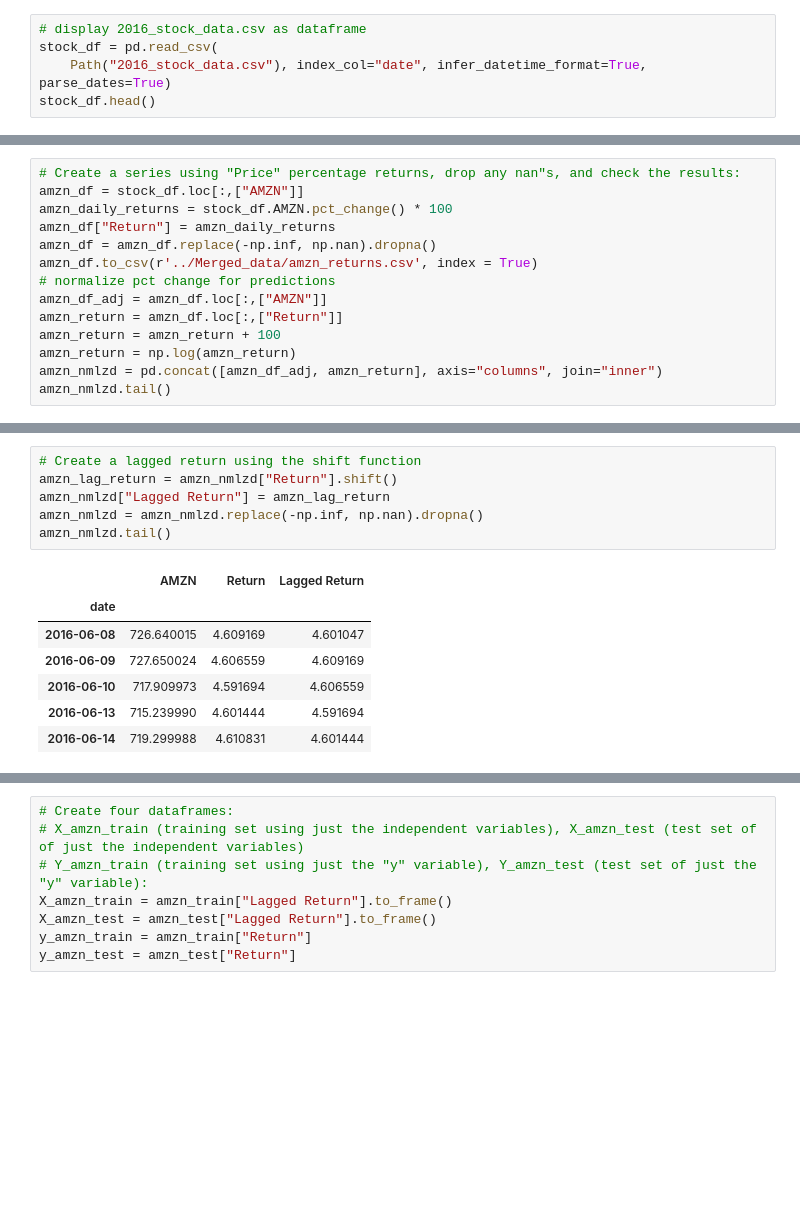
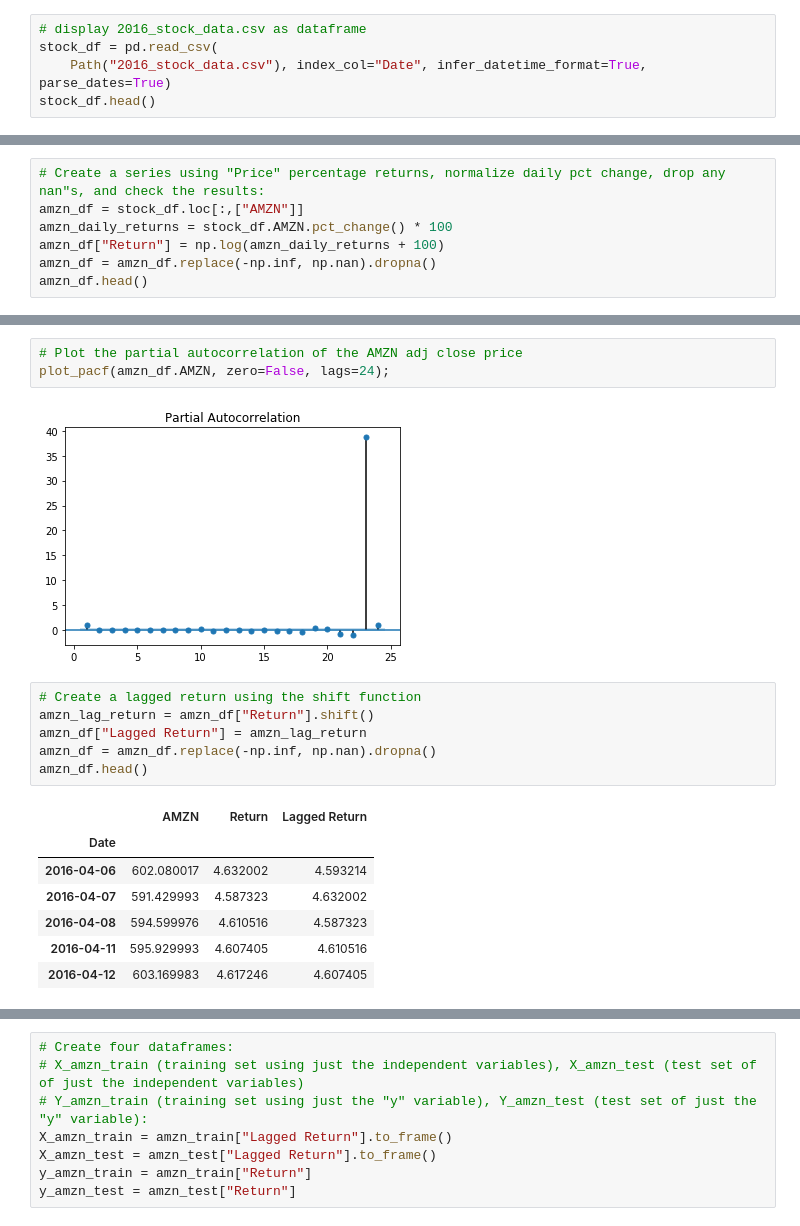
Before and after one commit to brittanyj33/Project_two, a Jupyter notebook: Stock-Analysis/stock_regression_analysis.ipynb, the cells around one changed output, grey strips where cells are left out. Saved outputs shown, nothing was run; the diff lists cells and outputs as text; blank space fills up the shorter version.

```diff
--- a/Stock-Analysis/stock_regression_analysis.ipynb
+++ b/Stock-Analysis/stock_regression_analysis.ipynb
@@ -6,7 +8,7 @@ from pathlib import Path
 # %%
 # display 2016_stock_data.csv as dataframe
 stock_df = pd.read_csv(
-    Path("2016_stock_data.csv"), index_col="date", infer_datetime_format=True, parse_dates=True)
+    Path("2016_stock_data.csv"), index_col="Date", infer_datetime_format=True, parse_dates=True)
 stock_df.head()
 # %% [output]
 |  | AMZN | AAPL | NFLX |
@@ -17,18 +19,11 @@ stock_df.head()
 | 2016-04-07 | 591.429993 | 25.276215 | 104.449997 |
 | 2016-04-08 | 594.599976 | 25.304159 | 103.809998 |
 # %%
-# Create a series using "Price" percentage returns, drop any nan"s, and check the results:
+# Create a series using "Price" percentage returns, normalize daily pct change, drop any nan"s, and check the results:
 amzn_df = stock_df.loc[:,["AMZN"]]
 amzn_daily_returns = stock_df.AMZN.pct_change() * 100
-amzn_df["Return"] = amzn_daily_returns
+amzn_df["Return"] = np.log(amzn_daily_returns + 100)
 amzn_df = amzn_df.replace(-np.inf, np.nan).dropna()
-amzn_df.to_csv(r'../Merged_data/amzn_returns.csv', index = True)
-# normalize pct change for predictions
-amzn_df_adj = amzn_df.loc[:,["AMZN"]]
-amzn_return = amzn_df.loc[:,["Return"]]
-amzn_return = amzn_return + 100
-amzn_return = np.log(amzn_return)
-amzn_nmlzd = pd.concat([amzn_df_adj, amzn_return], axis="columns", join="inner")
-amzn_nmlzd.tail()
+amzn_df.head()
 # %% [output]
 |  | AMZN | Return |
@@ -41,14 +54,19 @@ amzn_nmlzd.tail()
+# %%
+# Plot the partial autocorrelation of the AMZN adj close price
+plot_pacf(amzn_df.AMZN, zero=False, lags=24);
+# %% [output]
+[figure, added]
 # %%
 # Create a lagged return using the shift function
-amzn_lag_return = amzn_nmlzd["Return"].shift()
-amzn_nmlzd["Lagged Return"] = amzn_lag_return
-amzn_nmlzd = amzn_nmlzd.replace(-np.inf, np.nan).dropna()
-amzn_nmlzd.tail()
+amzn_lag_return = amzn_df["Return"].shift()
+amzn_df["Lagged Return"] = amzn_lag_return
+amzn_df = amzn_df.replace(-np.inf, np.nan).dropna()
+amzn_df.head()
 # %% [output]
 |  | AMZN | Return | Lagged Return |
-| date |  |  |  |
-| 2016-06-08 | 726.640015 | 4.609169 | 4.601047 |
-| 2016-06-09 | 727.650024 | 4.606559 | 4.609169 |
-| 2016-06-10 | 717.909973 | 4.591694 | 4.606559 |
-| 2016-06-13 | 715.239990 | 4.601444 | 4.591694 |
-| 2016-06-14 | 719.299988 | 4.610831 | 4.601444 |
+| Date |  |  |  |
+| 2016-04-06 | 602.080017 | 4.632002 | 4.593214 |
+| 2016-04-07 | 591.429993 | 4.587323 | 4.632002 |
+| 2016-04-08 | 594.599976 | 4.610516 | 4.587323 |
+| 2016-04-11 | 595.929993 | 4.607405 | 4.610516 |
+| 2016-04-12 | 603.169983 | 4.617246 | 4.607405 |
```
Also changed, not shown: parts of 81 cells of this notebook, 2 other files.
